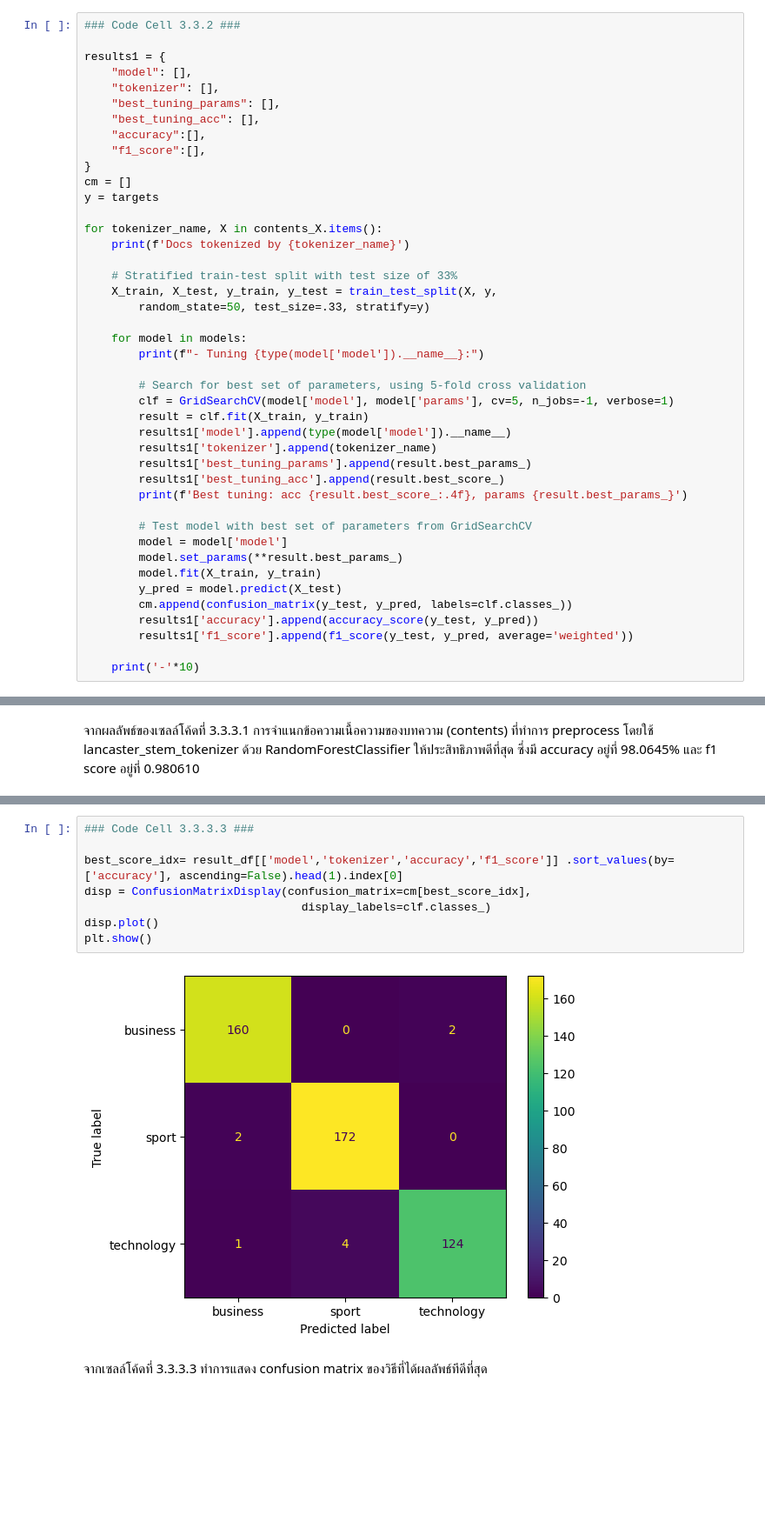
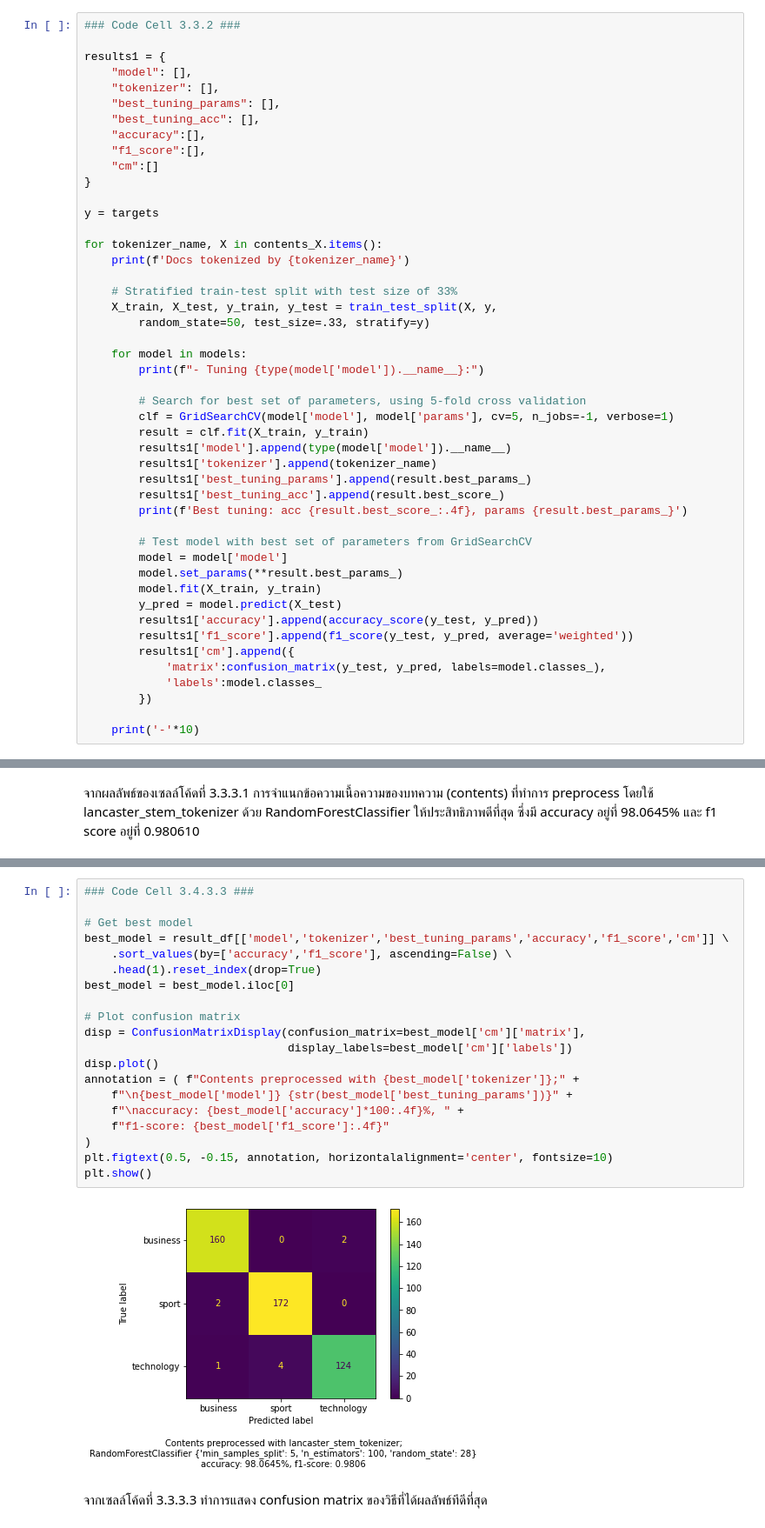
Before and after one commit to tjthanapat/ds4biz-assignment-2, a Jupyter notebook: Task 1 - News Classification/task1.ipynb, the cells around one changed output, grey strips where cells are left out. Shown: that part at 87% size. Cells and saved outputs as stored; diff of their text form; blank space fills up the shorter version.

```diff
--- a/Task 1 - News Classification/task1.ipynb
+++ b/Task 1 - News Classification/task1.ipynb
@@ -986,8 +985,9 @@ results1 = {
     "best_tuning_acc": [],
     "accuracy":[],
     "f1_score":[],
+    "cm":[]
 }
-cm = []
+
 y = targets
 
 for tokenizer_name, X in contents_X.items():
@@ -1014,9 +1014,12 @@ for tokenizer_name, X in contents_X.items():
         model.set_params(**result.best_params_)
         model.fit(X_train, y_train)
         y_pred = model.predict(X_test)
-        cm.append(confusion_matrix(y_test, y_pred, labels=clf.classes_))
         results1['accuracy'].append(accuracy_score(y_test, y_pred))
         results1['f1_score'].append(f1_score(y_test, y_pred, average='weighted'))
+        results1['cm'].append({
+            'matrix':confusion_matrix(y_test, y_pred, labels=model.classes_),
+            'labels':model.classes_
+        })
 
     print('-'*10)
 # %% [output]
@@ -1086,13 +1089,25 @@ result_df[['tokenizer','model','accuracy','f1_score']] \
 # %%
-### Code Cell 3.3.3.3 ###
+### Code Cell 3.4.3.3 ###
 
-best_score_idx= result_df[['model','tokenizer','accuracy','f1_score']] .sort_values(by=['accuracy'], ascending=False).head(1).index[0]
-disp = ConfusionMatrixDisplay(confusion_matrix=cm[best_score_idx],
-                                display_labels=clf.classes_)
+# Get best model
+best_model = result_df[['model','tokenizer','best_tuning_params','accuracy','f1_score','cm']] \
+    .sort_values(by=['accuracy','f1_score'], ascending=False) \
+    .head(1).reset_index(drop=True)
+best_model = best_model.iloc[0]
+
+# Plot confusion matrix
+disp = ConfusionMatrixDisplay(confusion_matrix=best_model['cm']['matrix'],
+                              display_labels=best_model['cm']['labels'])
 disp.plot()
+annotation = ( f"Contents preprocessed with {best_model['tokenizer']};" +
+    f"\n{best_model['model']} {str(best_model['best_tuning_params'])}" +
+    f"\naccuracy: {best_model['accuracy']*100:.4f}%, " +
+    f"f1-score: {best_model['f1_score']:.4f}"
+)
+plt.figtext(0.5, -0.15, annotation, horizontalalignment='center', fontsize=10)
 plt.show()
 # %% [output]
-[figure, old version]
+[figure, new version]
 # %% [markdown]
 จากเซลล์โค้ดที่ 3.3.3.3 ทำการแสดง confusion matrix ของวิธีที่ได้ผลลัพธ์ทีดีที่สุด
 # %% [markdown]
```
Also changed, not shown: parts of 42 cells of this notebook.
